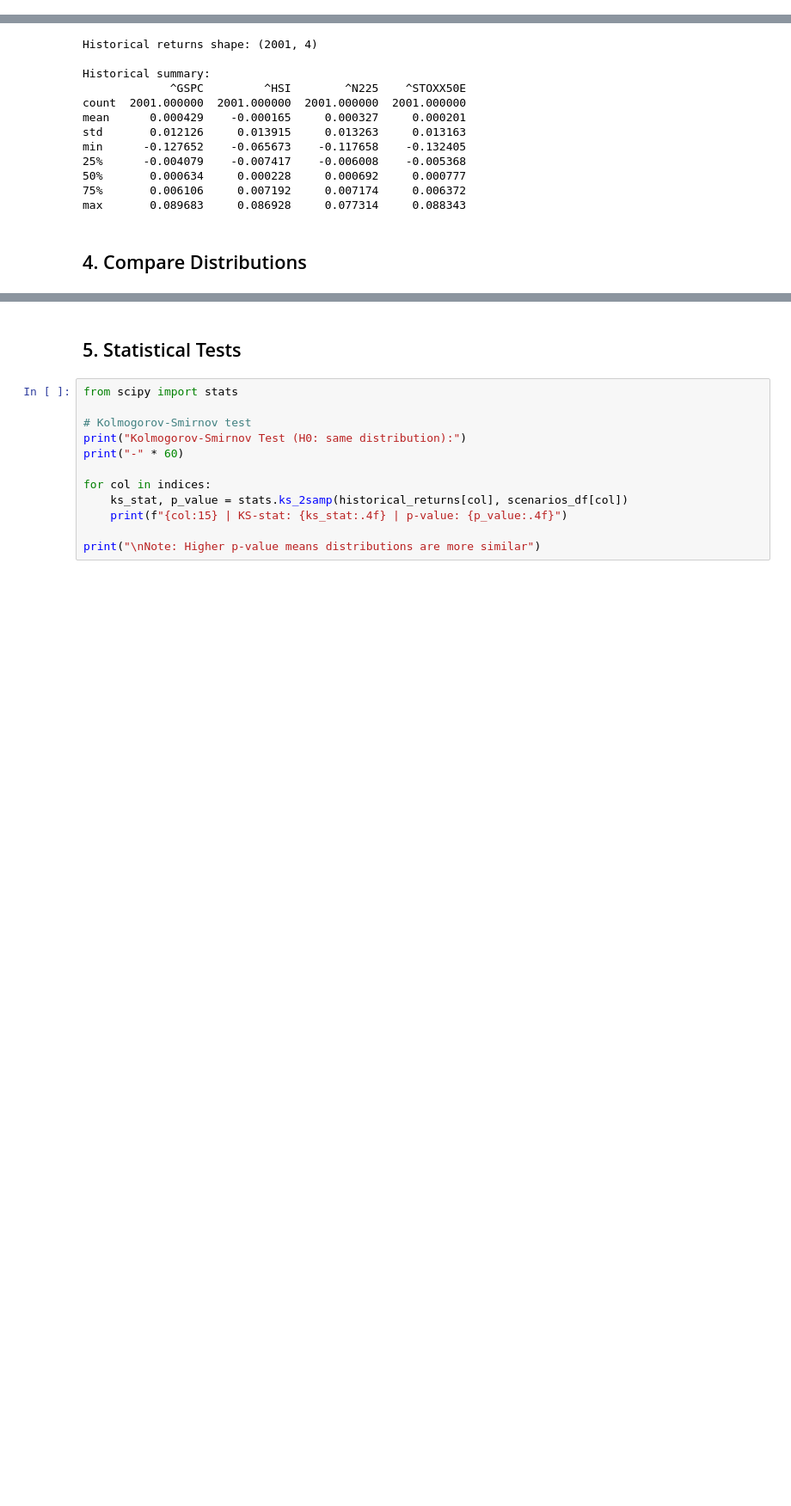
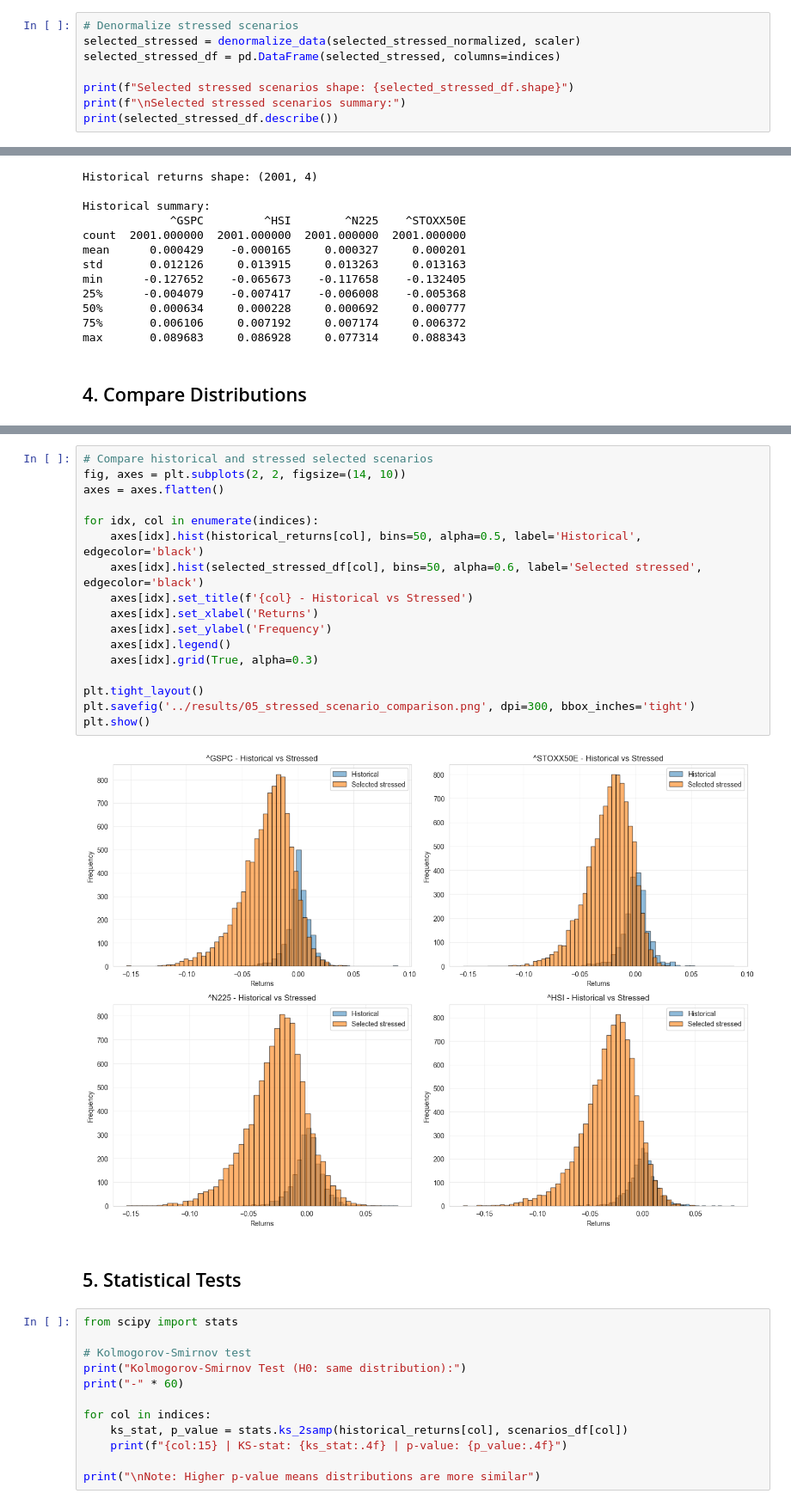
Before and after one commit to Mathisrrr/VAE---Scenario, a Jupyter notebook: notebooks/03_scenario_generation.ipynb, the cells around one changed output, grey strips where cells are left out. Shown at 86% size. Drawn from its saved outputs; the diff is of its cells as text; blank space fills up the shorter version.

```diff
--- a/notebooks/03_scenario_generation.ipynb
+++ b/notebooks/03_scenario_generation.ipynb
@@ -90,0 +126,8 @@ max        0.048509      0.044846      0.064825      0.044132
+# %%
+# Denormalize stressed scenarios
+selected_stressed = denormalize_data(selected_stressed_normalized, scaler)
+selected_stressed_df = pd.DataFrame(selected_stressed, columns=indices)
+
+print(f"Selected stressed scenarios shape: {selected_stressed_df.shape}")
+print(f"\nSelected stressed scenarios summary:")
+print(selected_stressed_df.describe())
@@ -138,3 +194,22 @@ plt.show()
+# %%
+# Compare historical and stressed selected scenarios
+fig, axes = plt.subplots(2, 2, figsize=(14, 10))
+axes = axes.flatten()
+
+for idx, col in enumerate(indices):
+    axes[idx].hist(historical_returns[col], bins=50, alpha=0.5, label='Historical', edgecolor='black')
+    axes[idx].hist(selected_stressed_df[col], bins=50, alpha=0.6, label='Selected stressed', edgecolor='black')
+    axes[idx].set_title(f'{col} - Historical vs Stressed')
+    axes[idx].set_xlabel('Returns')
+    axes[idx].set_ylabel('Frequency')
+    axes[idx].legend()
+    axes[idx].grid(True, alpha=0.3)
+
+plt.tight_layout()
+plt.savefig('../results/05_stressed_scenario_comparison.png', dpi=300, bbox_inches='tight')
+plt.show()
+# %% [output]
+[figure, added]
 # %% [markdown]
 ## 5. Statistical Tests
 # %%
```
Also changed, not shown: parts of 9 cells of this notebook, 4 other files.
